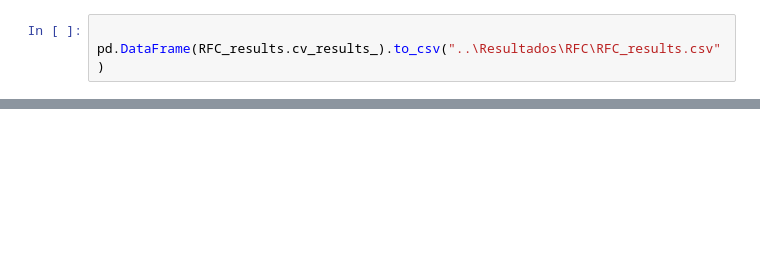
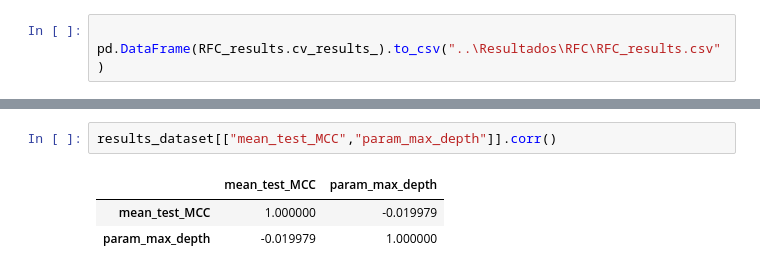
Before and after one commit to renatoquiliche/PaperCienciaDados-PunoPeru, a Jupyter notebook: Python Code/RFC_final.ipynb, the cells around one changed output, grey strips where cells are left out. Drawn from its saved outputs; the diff is of its cells as text; blank space fills up the shorter version.

```diff
--- a/Python Code/RFC_final.ipynb
+++ b/Python Code/RFC_final.ipynb
@@ -85,0 +199,6 @@ pd.DataFrame(RFC_results.cv_results_).to_csv("..\Resultados\RFC\RFC_results.csv"
+# %%
+results_dataset[["mean_test_MCC","param_max_depth"]].corr()
+# %% [output]
+|  | mean_test_MCC | param_max_depth |
+| mean_test_MCC | 1.000000 | -0.019979 |
+| param_max_depth | -0.019979 | 1.000000 |
```
Also changed, not shown: parts of 6 cells of this notebook, 2 other files.
